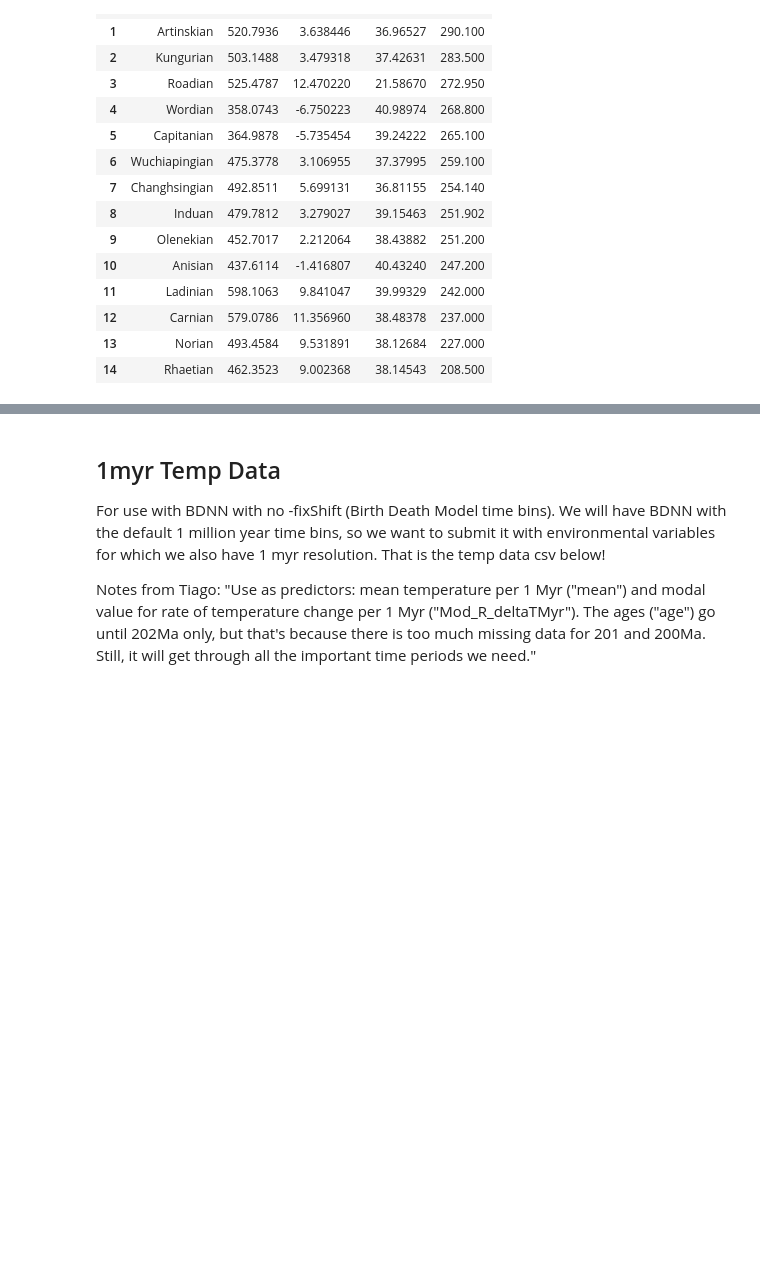
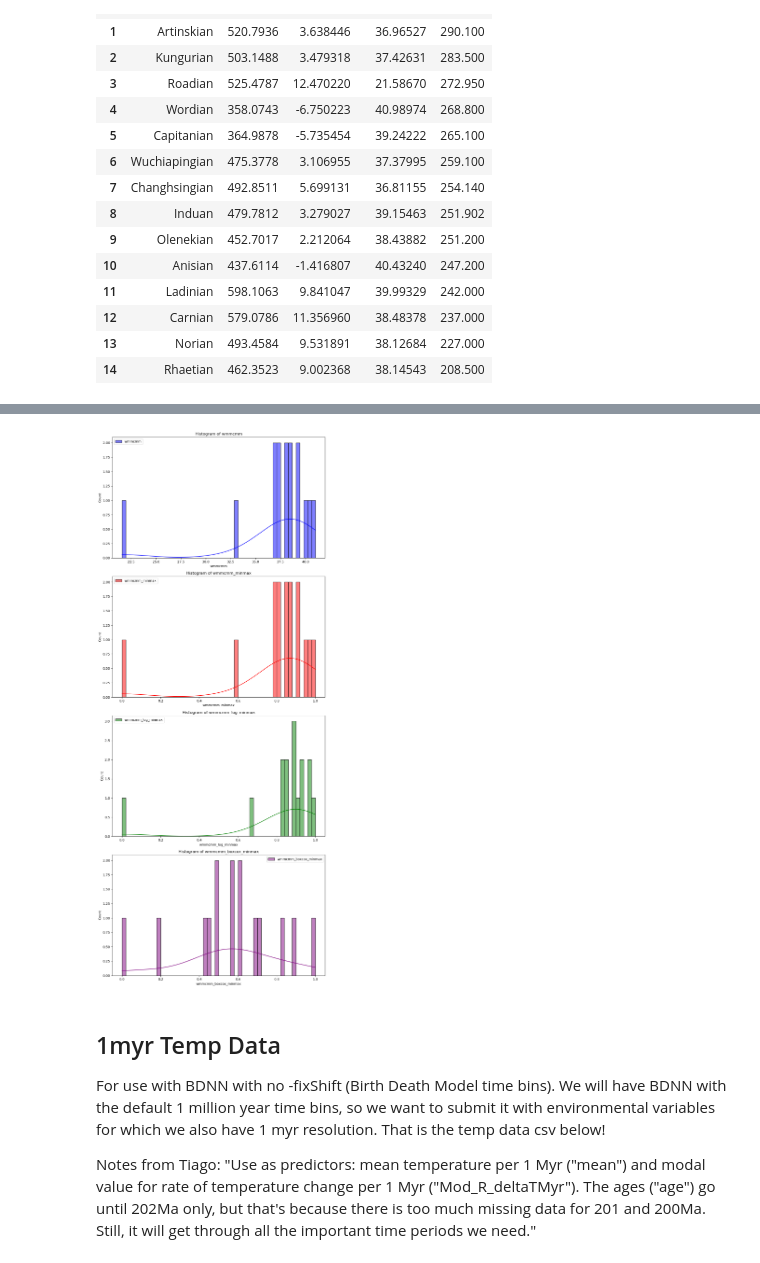
Before and after one commit to shelleylwang/pt_diversity_rates, a Jupyter notebook: data/eda.ipynb, the cells around one changed output, grey strips where cells are left out. Saved outputs shown, nothing was run; the diff lists cells and outputs as text; code cells hidden in the pictures; blank space fills up the shorter version.

Commit message:
changes to minmax predictor files, plots

```diff
--- a/data/eda.ipynb
+++ b/data/eda.ipynb
@@ -3661,3 +3661,27 @@ env_minmax
 | 12 | Carnian | 579.0786 | 11.356960 | 38.48378 | 237.000 |
 | 13 | Norian | 493.4584 | 9.531891 | 38.12684 | 227.000 |
 | 14 | Rhaetian | 462.3523 | 9.002368 | 38.14543 | 208.500 |
+# %%
+from sklearn.preprocessing import MinMaxScaler
+import scipy.stats as stats
+import numpy as np
+
+scaler_map = MinMaxScaler()
+scaler_mat = MinMaxScaler()
+scaler_wmmcmm = MinMaxScaler()
+scaler_wmmcmm_boxcox = MinMaxScaler()
+scaler_wmmcmm_log = MinMaxScaler()
+
+env_minmax['map_minmax'] = scaler_map.fit_transform(env_minmax[['map']])
+env_minmax['mat_minmax'] = scaler_mat.fit_transform(env_minmax[['mat']])
+env_minmax['wmmcmm_minmax'] = scaler_wmmcmm.fit_transform(env_minmax[['wmmcmm']])
+
+# 1. Log transformation
+env_minmax['wmmcmm_log'] = np.log(env_minmax['wmmcmm'])
+env_minmax['wmmcmm_log_minmax'] = scaler_wmmcmm_log.fit_transform(env_minmax[['wmmcmm_log']])
+
+# 2. Box-Cox transformation
+env_minmax['wmmcmm_boxcox'], wmmcmm_lambda_param = stats.boxcox(env_minmax['wmmcmm'])
+env_minmax['wmmcmm_boxcox_minmax'] = scaler_wmmcmm_boxcox.fit_transform(env_minmax[['wmmcmm_boxcox']])
+
+env_minmax
@@ -3664,3 +3769,13 @@ env_minmax
+# %%
+plot_histograms(
+    'predictors_plots/env_minmax_wmmcmm_plots.pdf',
+    (env_minmax, 'wmmcmm', 'blue'),
+    (env_minmax, 'wmmcmm_minmax', 'red'),
+    (env_minmax, 'wmmcmm_log_minmax', 'green'),
+    (env_minmax, 'wmmcmm_boxcox_minmax', 'purple')
+)
+# %% [output]
+[figure, added]
 # %% [markdown]
 ## 1myr Temp Data
 
```
Also changed, not shown: parts of 9 cells of this notebook, 8 other files.
